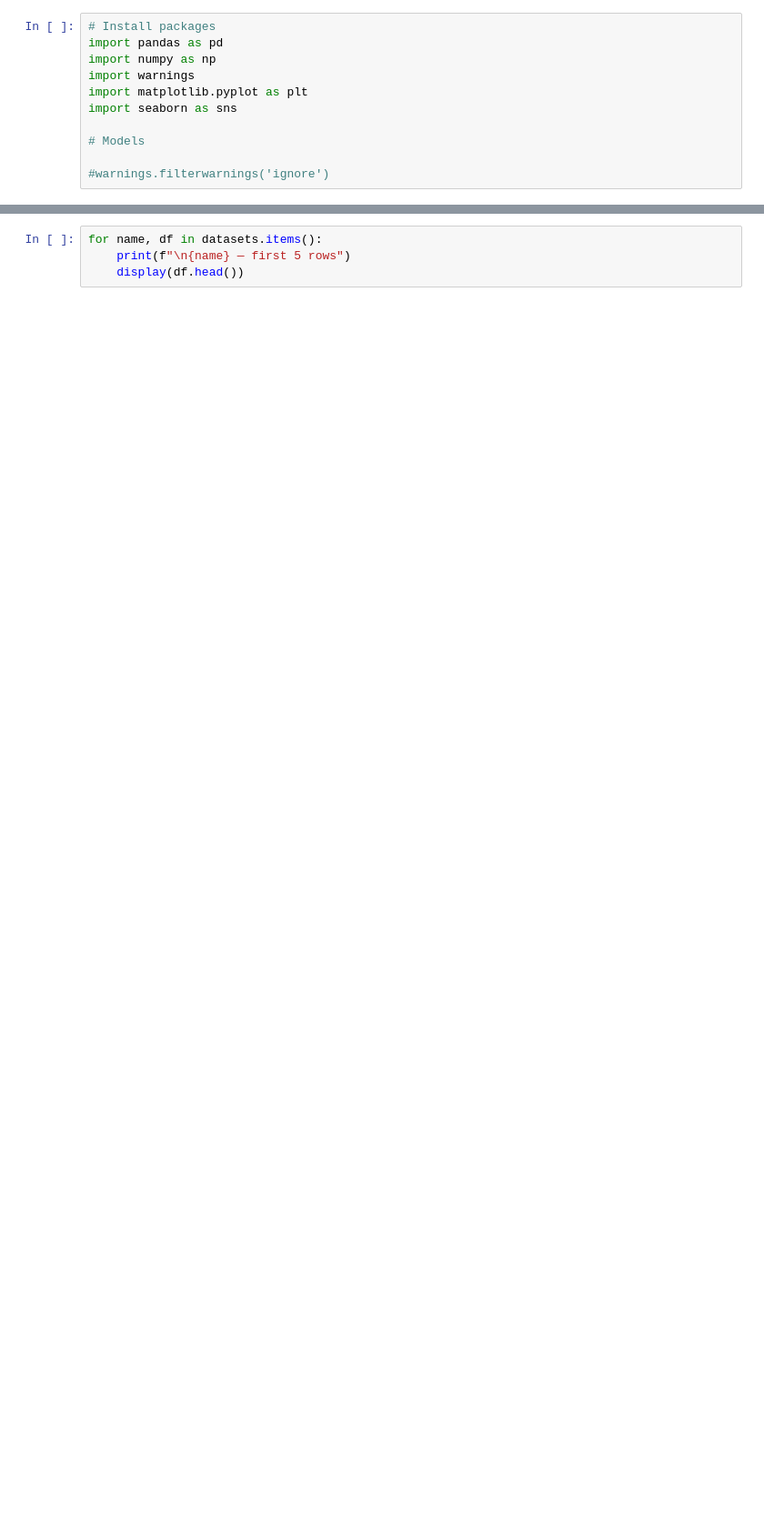
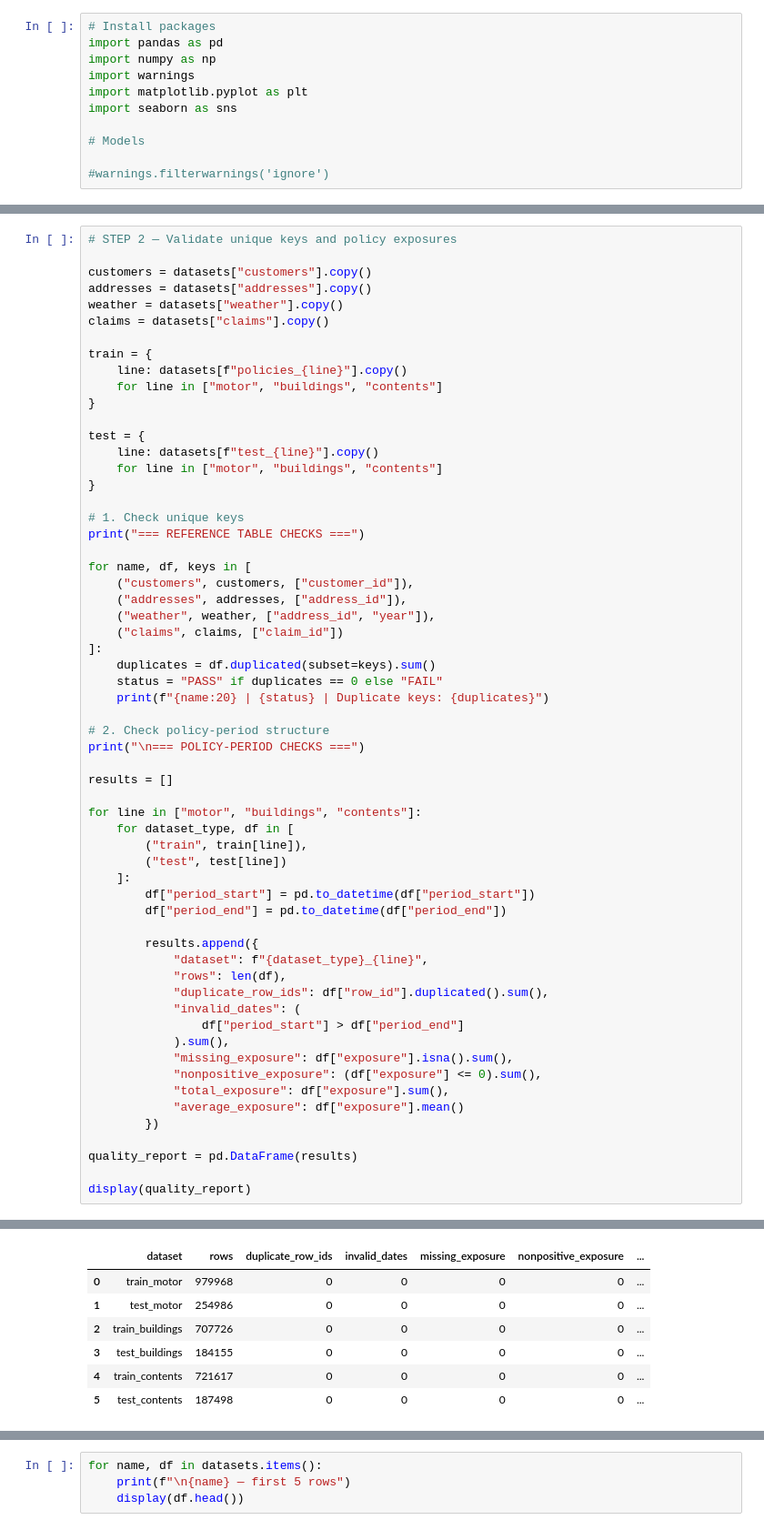
Before and after one commit to sarah-gui/Hackathon2026, a Jupyter notebook: analysis.ipynb, the cells around one changed output, grey strips where cells are left out. Shown at 91% size. Saved outputs shown, nothing was run; the diff lists cells and outputs as text; blank space fills up the shorter version.

Commit message:
first data cleaning

```diff
--- a/analysis.ipynb
+++ b/analysis.ipynb
@@ -56,0 +73,61 @@ pd.DataFrame(
+# %%
+# STEP 2 — Validate unique keys and policy exposures
+
+customers = datasets["customers"].copy()
+addresses = datasets["addresses"].copy()
+weather = datasets["weather"].copy()
+claims = datasets["claims"].copy()
+
+train = {
+    line: datasets[f"policies_{line}"].copy()
+    for line in ["motor", "buildings", "contents"]
+}
+
+test = {
+    line: datasets[f"test_{line}"].copy()
+    for line in ["motor", "buildings", "contents"]
+}
+
+# 1. Check unique keys
+print("=== REFERENCE TABLE CHECKS ===")
+
+for name, df, keys in [
+    ("customers", customers, ["customer_id"]),
+    ("addresses", addresses, ["address_id"]),
+    ("weather", weather, ["address_id", "year"]),
+    ("claims", claims, ["claim_id"])
+]:
+    duplicates = df.duplicated(subset=keys).sum()
+    status = "PASS" if duplicates == 0 else "FAIL"
+    print(f"{name:20} | {status} | Duplicate keys: {duplicates}")
+
+# 2. Check policy-period structure
+print("\n=== POLICY-PERIOD CHECKS ===")
+
+results = []
+
+for line in ["motor", "buildings", "contents"]:
+    for dataset_type, df in [
+        ("train", train[line]),
+        ("test", test[line])
+    ]:
+        df["period_start"] = pd.to_datetime(df["period_start"])
+        df["period_end"] = pd.to_datetime(df["period_end"])
+
+        results.append({
+            "dataset": f"{dataset_type}_{line}",
+            "rows": len(df),
+            "duplicate_row_ids": df["row_id"].duplicated().sum(),
+            "invalid_dates": (
+                df["period_start"] > df["period_end"]
+            ).sum(),
+            "missing_exposure": df["exposure"].isna().sum(),
+            "nonpositive_exposure": (df["exposure"] <= 0).sum(),
+            "total_exposure": df["exposure"].sum(),
+            "average_exposure": df["exposure"].mean()
+        })
+
+quality_report = pd.DataFrame(results)
+
+display(quality_report)
+# %% [output]
@@ -56,0 +141,7 @@ pd.DataFrame(
+|  | dataset | rows | duplicate_row_ids | invalid_dates | missing_exposure | nonpositive_exposure | ... |
+| 0 | train_motor | 979968 | 0 | 0 | 0 | 0 | ... |
+| 1 | test_motor | 254986 | 0 | 0 | 0 | 0 | ... |
+| 2 | train_buildings | 707726 | 0 | 0 | 0 | 0 | ... |
+| 3 | test_buildings | 184155 | 0 | 0 | 0 | 0 | ... |
+| 4 | train_contents | 721617 | 0 | 0 | 0 | 0 | ... |
+| 5 | test_contents | 187498 | 0 | 0 | 0 | 0 | ... |
```
Also changed, not shown: parts of 23 cells of this notebook.
